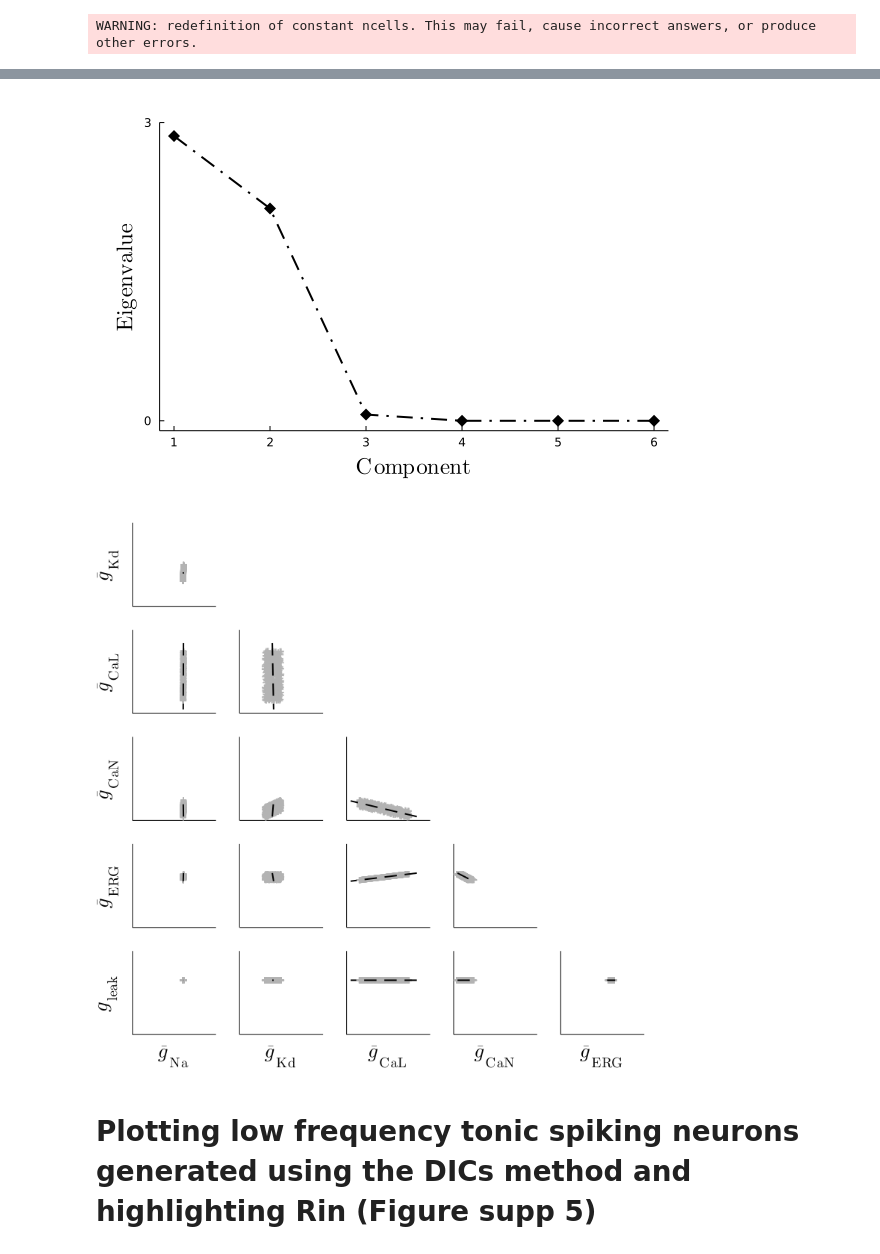
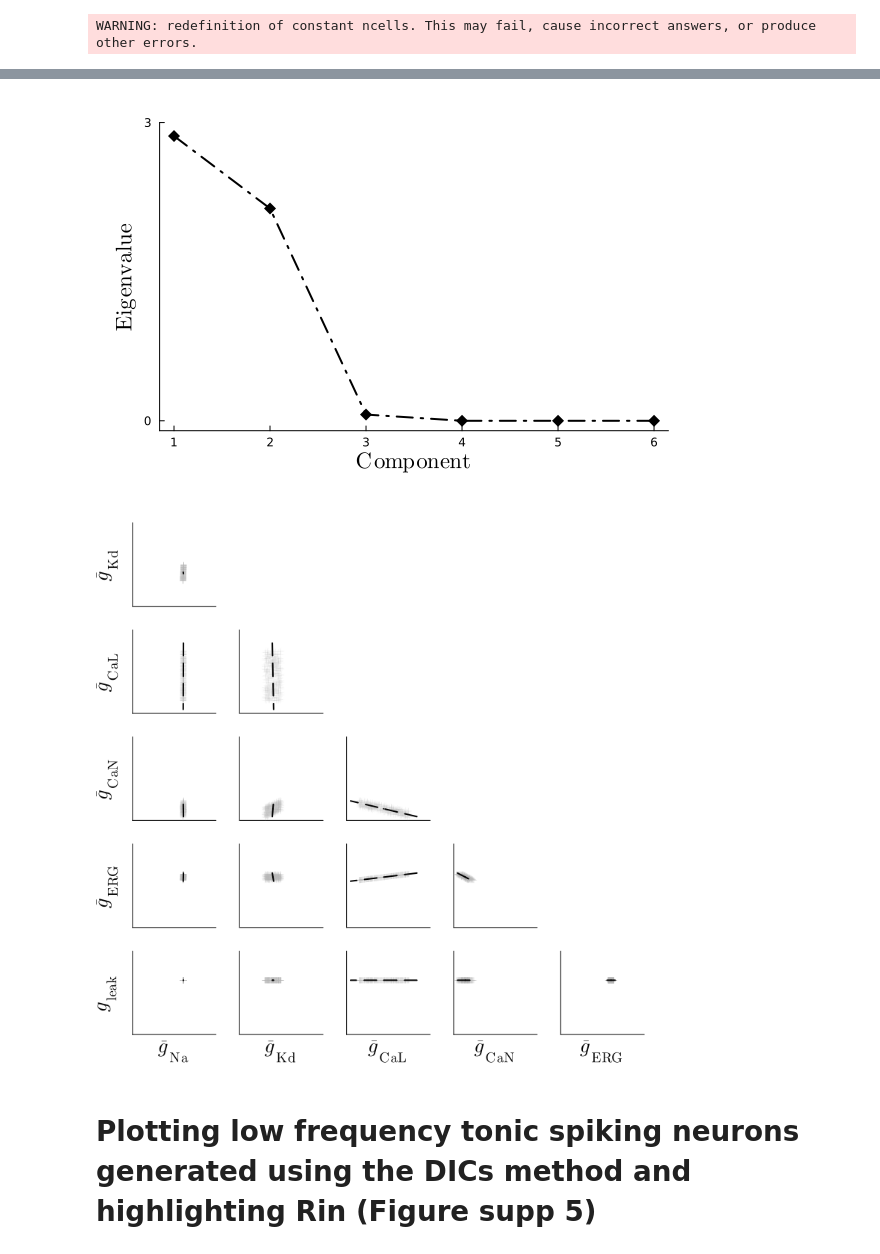
Before and after one commit to arthur-fyon/CORR_2022, a Jupyter notebook: DA/FYON_2022_DA_plots.ipynb, the cells around one changed output, grey strips where cells are left out. Saved outputs shown, nothing was run; the diff lists cells and outputs as text; code cells hidden in the pictures.

```diff
--- a/DA/FYON_2022_DA_plots.ipynb
+++ b/DA/FYON_2022_DA_plots.ipynb
@@ -1736,19 +1687,19 @@ ylims!((-0.1, 3))
 xlabel!(L"\mathrm{Component}")
 ylabel!(L"\mathrm{Eigenvalue}")
 display(ps4)
-savefig(ps4, "./figures/DA_PCA_spiking_scree_DIC.pdf")
+# savefig(ps4, "./figures/DA_PCA_spiking_scree_DIC.pdf")
 # %% [output]
-[figure, old version]
+[figure, new version]
 # %%
 eig_spiking_DIC_plot.vectors[:, nb_channels-1] = eig_spiking_DIC_plot.vectors[:, nb_channels]
 eig_spiking_DIC_plot.values[nb_channels-1]=eig_spiking_DIC_plot.values[nb_channels]
-CCs4 = scatter_matrix(eig_spiking_DIC_plot, nb_channels, g_all_spiking_DIC_wout_NMDA,
+CCs4 = scatter_matrix_old(eig_spiking_DIC_plot, nb_channels, g_all_spiking_DIC_wout_NMDA,
                       mean_spiking_DIC, Na_max, Kd_max, CaL_max, CaN_max, ERG_max, leak_max,
                       0, s2/1.5, :gray70, :cross)
 display(CCs4)
-savefig(CCs4, "./figures/DA_PCA_spiking_DIC_matrix.pdf")
+# savefig(CCs4, "./figures/DA_PCA_spiking_DIC_matrix.pdf")
 # %% [output]
-[figure, old version]
+[figure, new version]
 # %% [markdown]
 # **Plotting low frequency tonic spiking neurons generated using the DICs method and highlighting Rin (Figure supp 5)**
 # %%
```
Also changed, not shown: parts of 80 cells of this notebook, 18 other files.
